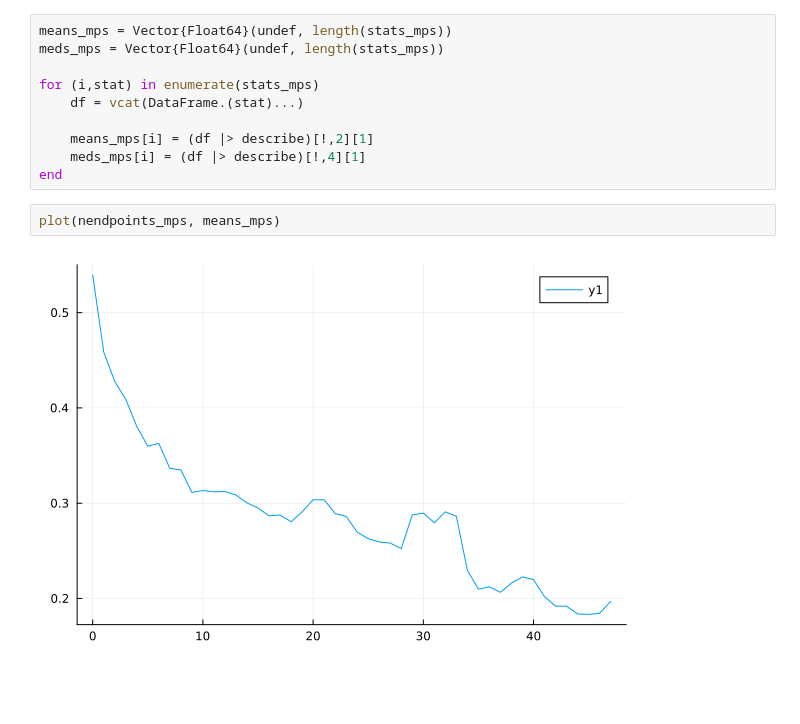
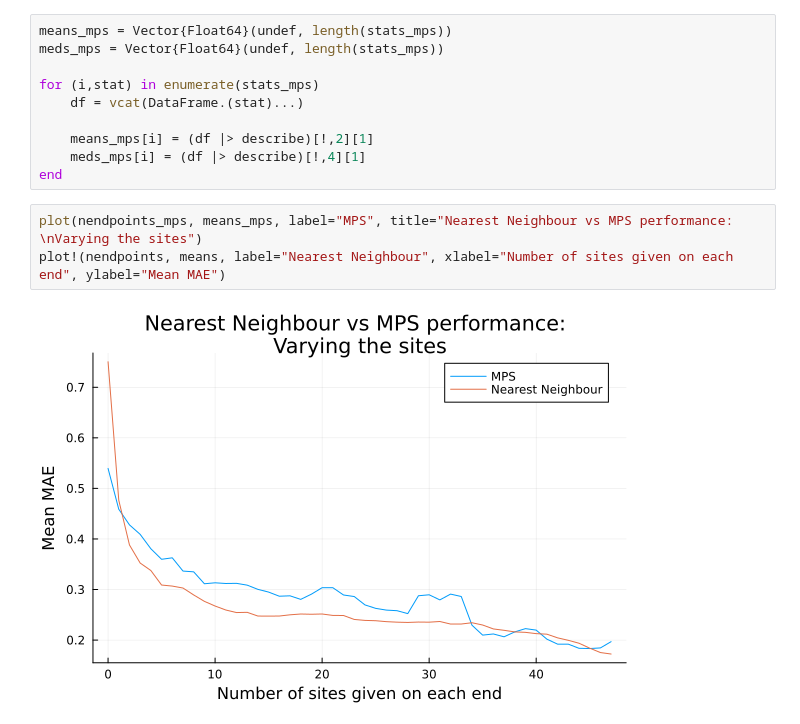
Before and after one commit to jmoo2880/QuantumInspiredML, a Jupyter notebook: Interpolation/Interp_benchmarks/NN_test.ipynb, the cells around one changed output. Cells and saved outputs as stored; diff of their text form; blank space fills up the shorter version.

```diff
--- a/Interpolation/Interp_benchmarks/NN_test.ipynb
+++ b/Interpolation/Interp_benchmarks/NN_test.ipynb
@@ -504,7 +552,8 @@ for (i,stat) in enumerate(stats_mps)
     means_mps[i] = (df |> describe)[!,2][1]
     meds_mps[i] = (df |> describe)[!,4][1]
 end
-# %%
-plot(nendpoints_mps, means_mps)
-# %% [output]
-[figure, removed]
+# %%
+plot(nendpoints_mps, means_mps, label="MPS", title="Nearest Neighbour vs MPS performance: \nVarying the sites")
+plot!(nendpoints, means, label="Nearest Neighbour", xlabel="Number of sites given on each end", ylabel="Mean MAE")
+# %% [output]
+[figure, added]
```
Also changed, not shown: parts of 10 cells of this notebook, 1 other file.
